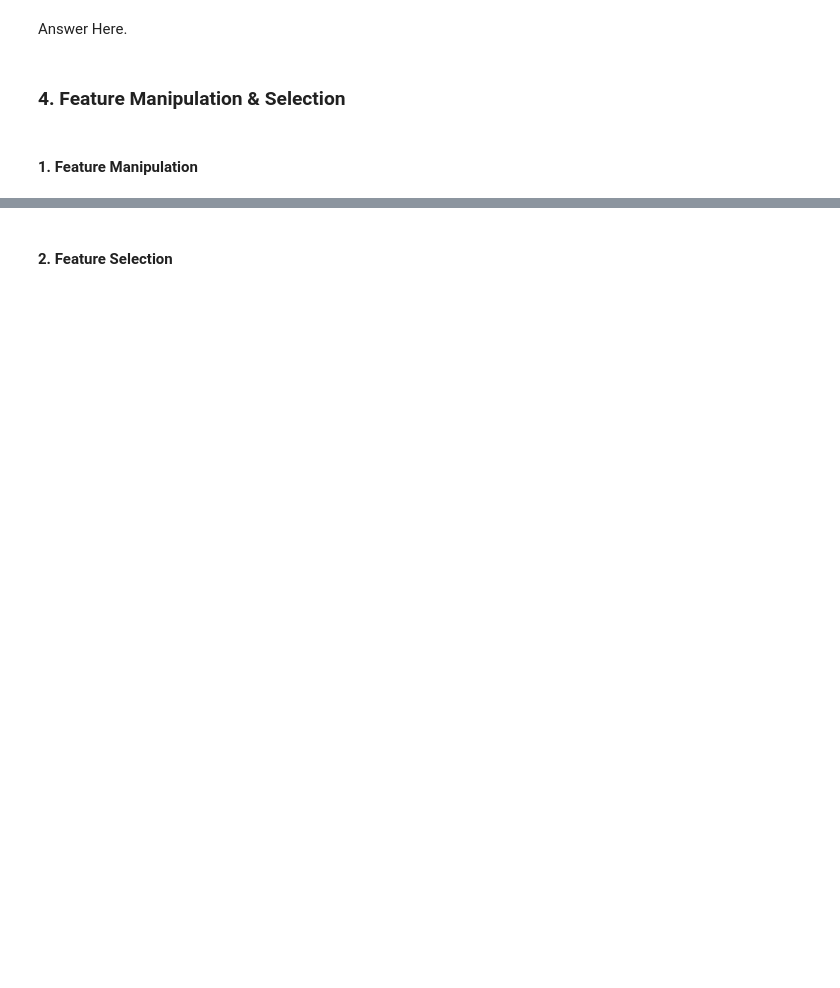
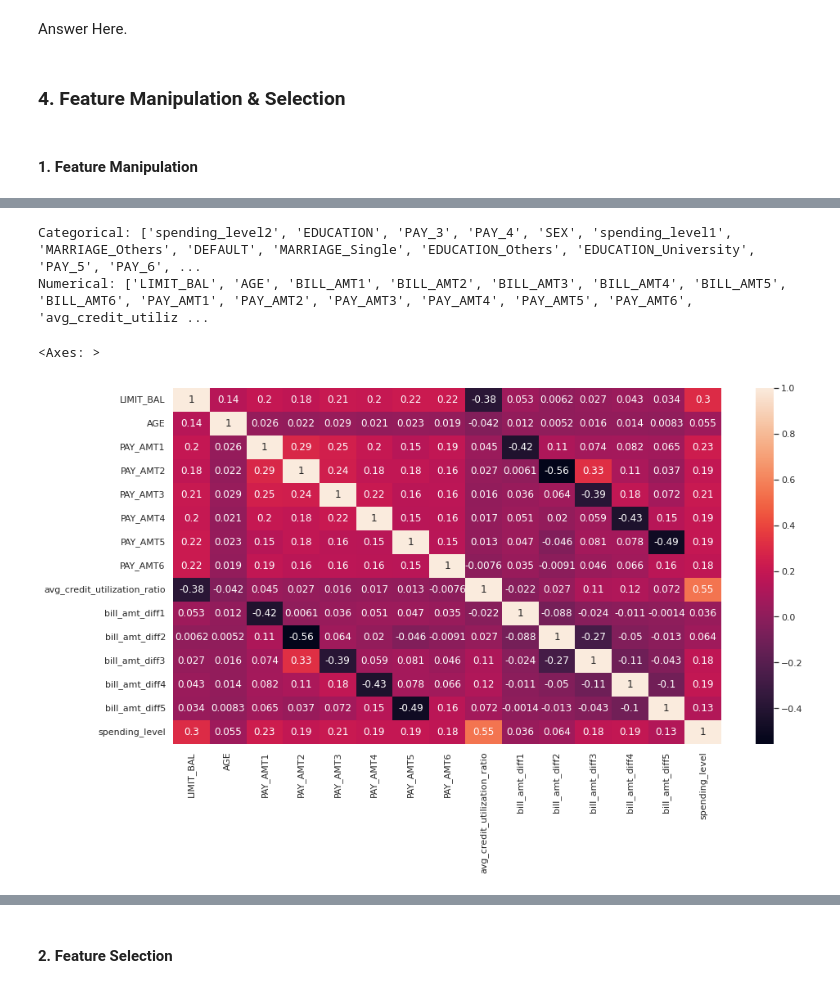
Before and after one commit to ayush9304/CreditCardDefaultPrediction, a Jupyter notebook: Credit_Card_Default_Prediction.ipynb, the cells around one changed output, grey strips where cells are left out. Saved outputs shown, nothing was run; the diff lists cells and outputs as text; code cells hidden in the pictures; blank space fills up the shorter version.

```diff
--- a/Credit_Card_Default_Prediction.ipynb
+++ b/Credit_Card_Default_Prediction.ipynb
@@ -1028,0 +1122,5 @@ Answer Here.
+# %%
+df2['spending_level_max'] = df2[['BILL_AMT1', 'BILL_AMT2']].max(axis=1)
+df2['spending_level_min'] = df2[['BILL_AMT3', 'BILL_AMT4', 'BILL_AMT5', 'BILL_AMT6']].min(axis=1)
+# %%
+df2['spending_level'] = df2[['BILL_AMT1', 'BILL_AMT2', 'BILL_AMT3', 'BILL_AMT4', 'BILL_AMT5', 'BILL_AMT6']].mean(axis=1)
@@ -1028,0 +1129,3 @@ Answer Here.
+# %%
+df2['spending_level1'] = pd.cut(df2['avg_bill_amt1'], bins=[-float('inf'), 0, 5000, 20000, 50000, 100000, 200000, 400000, float('inf')], labels=[0, 1, 2, 3, 4, 5, 6, 7]).astype('uint8')
+df2['spending_level2'] = pd.cut(df2['avg_bill_amt2'], bins=[-float('inf'), 0, 5000, 20000, 50000, 100000, 200000, 400000, float('inf')], labels=[0, 1, 2, 3, 4, 5, 6, 7]).astype('uint8')
@@ -1028,0 +1141,15 @@ Answer Here.
+# %%
+# Getting fresh categorical and numerical columns
+cat_columns, num_columns = get_grouped_column(df2)
+print("Categorical:", cat_columns)
+print("Numerical:", num_columns)
+# %% [output]
+Categorical: ['spending_level2', 'EDUCATION', 'PAY_3', 'PAY_4', 'SEX', 'spending_level1', 'MARRIAGE_Others', 'DEFAULT', 'MARRIAGE_Single', 'EDUCATION_Others', 'EDUCATION_University', 'PAY_5', 'PAY_6', ...
+Numerical: ['LIMIT_BAL', 'AGE', 'BILL_AMT1', 'BILL_AMT2', 'BILL_AMT3', 'BILL_AMT4', 'BILL_AMT5', 'BILL_AMT6', 'PAY_AMT1', 'PAY_AMT2', 'PAY_AMT3', 'PAY_AMT4', 'PAY_AMT5', 'PAY_AMT6', 'avg_credit_utiliz ...
+# %%
+new_num_cols = [col for col in num_columns if col not in ['spending_level_max', 'spending_level_min', 'avg_bill_amt1', 'avg_bill_amt2', 'BILL_AMT1','BILL_AMT2','BILL_AMT3','BILL_AMT4','BILL_AMT5','BILL_AMT6']]
+plt.figure(figsize=(15,8))
+sns.heatmap(df2[new_num_cols].corr(), annot=True)
+# %% [output]
+<Axes: >
+[figure, added]
```
Also changed, not shown: parts of 98 cells of this notebook.
